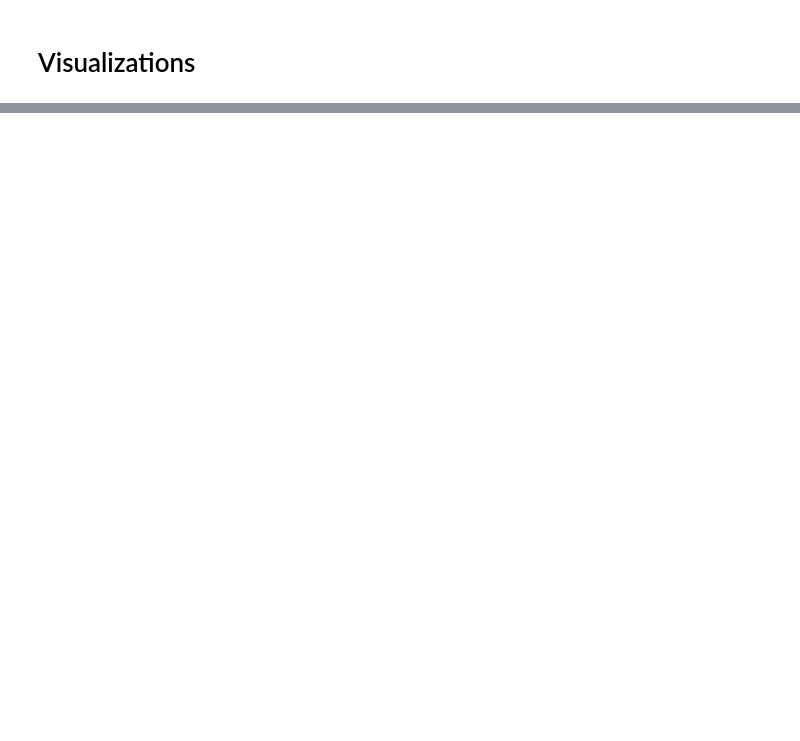
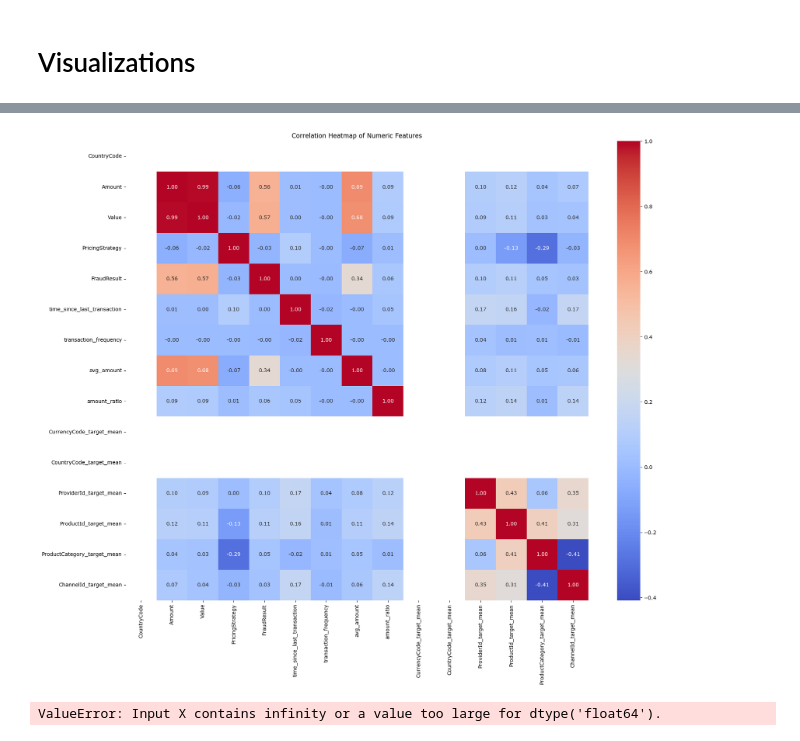
Before and after one commit to doffn/week_6_eda, a Jupyter notebook: notebooks/main.ipynb, the cells around one changed output, grey strips where cells are left out. Drawn from its saved outputs; the diff is of its cells as text; code cells hidden in the pictures; blank space fills up the shorter version.

```diff
--- a/notebooks/main.ipynb
+++ b/notebooks/main.ipynb
@@ -71,0 +116,38 @@ plt.show()
+# %%
+# Ensure TransactionStartTime is in datetime format
+df['TransactionStartTime'] = pd.to_datetime(df['TransactionStartTime'], format='%Y-%m-%dT%H:%M:%SZ')
+
+# Time difference between transactions for each customer
+df['prev_transaction'] = df.groupby('CustomerId')['TransactionStartTime'].shift(1)
+
+# Calculate time difference (make sure prev_transaction is also datetime)
+df['time_since_last_transaction'] = (df['TransactionStartTime'] - df['prev_transaction']).dt.total_seconds()
+
+# Transaction frequency calculation
+df['transaction_frequency'] = df.groupby('CustomerId')['TransactionId'].transform('count') / \
+                              ((df.groupby('CustomerId')['TransactionStartTime'].transform('max') -
+                                df.groupby('CustomerId')['TransactionStartTime'].transform('min')).dt.total_seconds() / 86400)
+# %%
+# Calculate avg_amount for each customer
+df['avg_amount'] = df.groupby('CustomerId')['Amount'].transform('mean')
+
+# Amount ratio (transaction amount / average amount for that customer)
+df['amount_ratio'] = df['Amount'] / df['avg_amount']
+
+# Categorical encoding using mean target encoding
+categorical_cols = ['CurrencyCode', 'CountryCode', 'ProviderId', 'ProductId', 'ProductCategory', 'ChannelId']
+
+for col in categorical_cols:
+    # Mean target encoding for FraudResult
+    df[f'{col}_target_mean'] = df.groupby(col)['FraudResult'].transform('mean')
+# %%
+# Select only numeric columns for correlation
+numeric_df = df.select_dtypes(include=['float64', 'int64'])
+
+# Correlation heatmap
+plt.figure(figsize=(20, 16))
+sns.heatmap(numeric_df.corr(), annot=True, cmap='coolwarm', fmt='.2f')
+plt.title('Correlation Heatmap of Numeric Features')
+plt.show()
+# %% [output]
+[figure, added]
@@ -71,0 +159,34 @@ plt.show()
+# %%
+from sklearn.compose import ColumnTransformer
+from sklearn.pipeline import Pipeline
+from sklearn.impute import SimpleImputer
+
+# Separate numeric and categorical columns
+numeric_cols = X.select_dtypes(include=['float64', 'int64']).columns
+categorical_cols = X.select_dtypes(include=['object']).columns
+
+# Imputers for numeric and categorical data
+numeric_transformer = Pipeline(steps=[
+    ('imputer', SimpleImputer(strategy='mean')),  # Use mean for numeric columns
+    ('scaler', StandardScaler())                 # Scale the numeric columns
+])
+
+categorical_transformer = Pipeline(steps=[
+    ('imputer', SimpleImputer(strategy='most_frequent')),  # Use most frequent value for categorical columns
+    ('encoder', LabelEncoder())  # Encode categorical columns (can also use OneHotEncoder)
+])
+
+# Create a column transformer to apply the correct transformers to the correct columns
+preprocessor = ColumnTransformer(
+    transformers=[
+        ('num', numeric_transformer, numeric_cols),
+        ('cat', categorical_transformer, categorical_cols)
+    ])
+
+# Apply preprocessing
+X_processed = preprocessor.fit_transform(X)
+
+# Now you can proceed with train/test split and model training
+X_train, X_test, y_train, y_test = train_test_split(X_processed, y, test_size=0.3, random_state=42)
+# %% [output]
+ValueError: Input X contains infinity or a value too large for dtype('float64').
```
Also changed, not shown: parts of 8 cells of this notebook.
